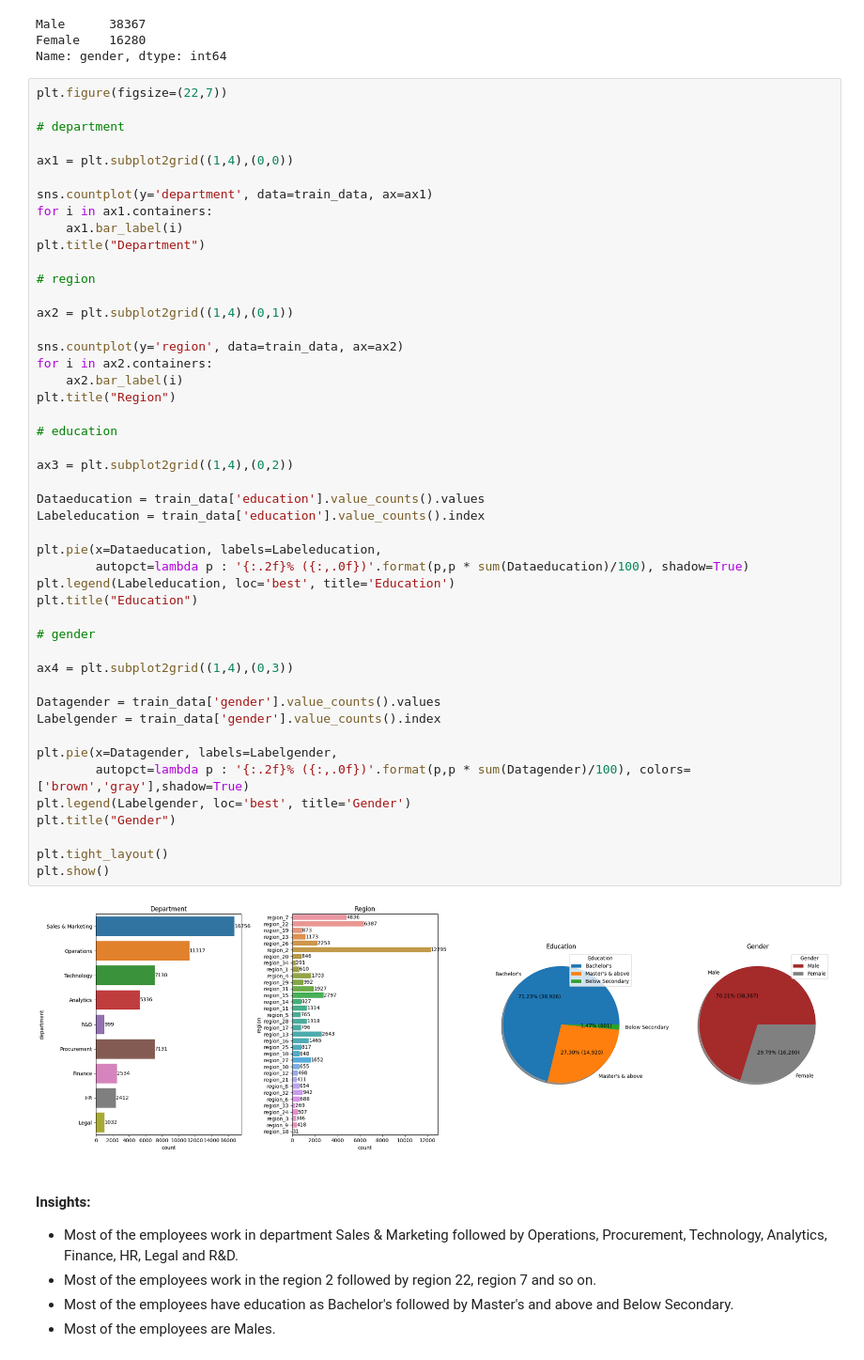
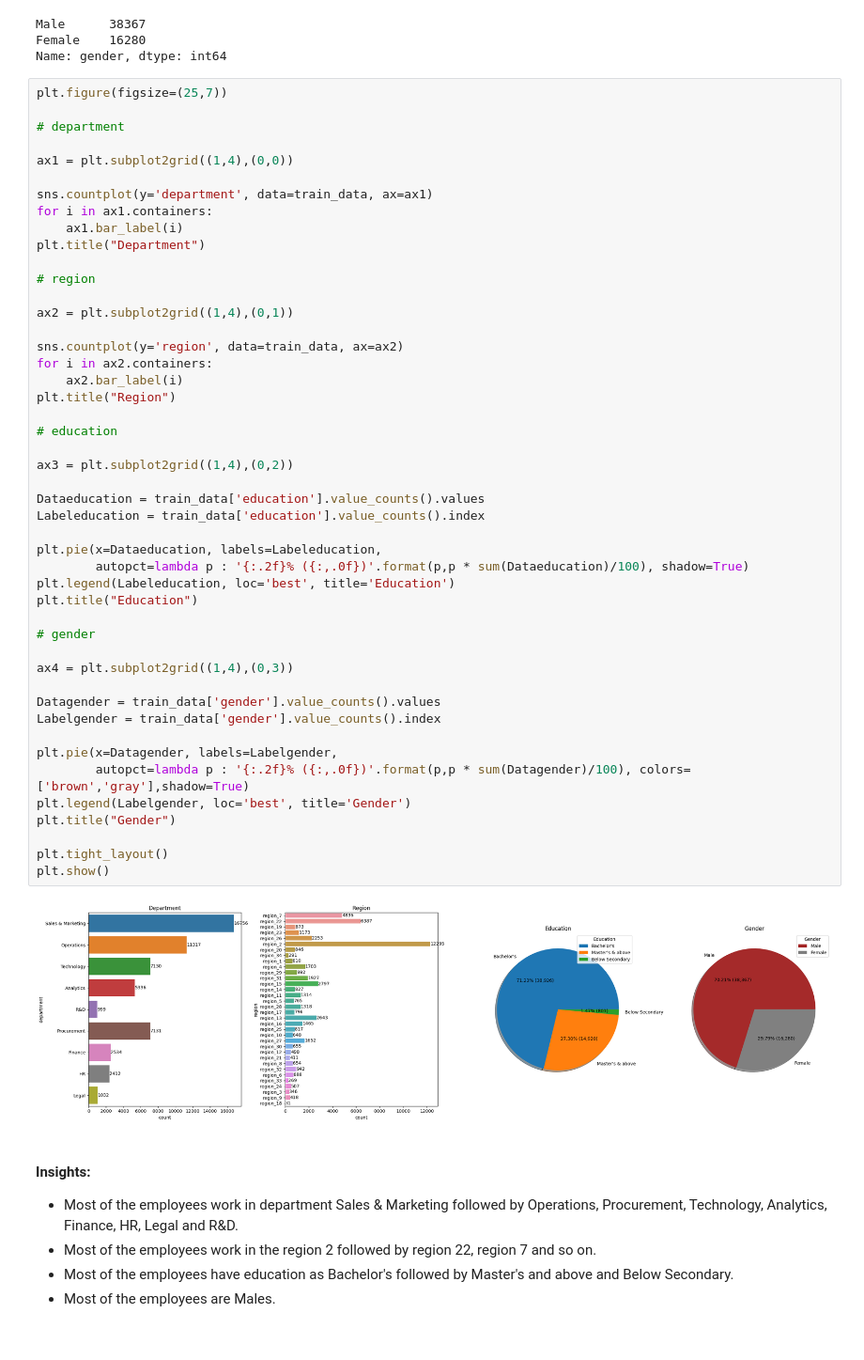
Before and after one commit to Akshay-Paunikar/HR_Analytics, a Jupyter notebook: notebook/hr_analytics_EDA.ipynb, the cells around one changed output. Shown at 94% size. Saved outputs shown, nothing was run; the diff lists cells and outputs as text.

```diff
--- a/notebook/hr_analytics_EDA.ipynb
+++ b/notebook/hr_analytics_EDA.ipynb
@@ -389,7 +388,7 @@ Male      38367
 Female    16280
 Name: gender, dtype: int64
 # %%
-plt.figure(figsize=(22,7))
+plt.figure(figsize=(25,7))
 
 # department
 
@@ -409,34 +408,34 @@ for i in ax2.containers:
     ax2.bar_label(i)
 plt.title("Region")
 
 # education
 
 ax3 = plt.subplot2grid((1,4),(0,2))
 
 Dataeducation = train_data['education'].value_counts().values
 Labeleducation = train_data['education'].value_counts().index
 
 plt.pie(x=Dataeducation, labels=Labeleducation,
         autopct=lambda p : '{:.2f}% ({:,.0f})'.format(p,p * sum(Dataeducation)/100), shadow=True)
 plt.legend(Labeleducation, loc='best', title='Education')
 plt.title("Education")
 
 # gender
 
 ax4 = plt.subplot2grid((1,4),(0,3))
 
 Datagender = train_data['gender'].value_counts().values
 Labelgender = train_data['gender'].value_counts().index
 
 plt.pie(x=Datagender, labels=Labelgender,
         autopct=lambda p : '{:.2f}% ({:,.0f})'.format(p,p * sum(Datagender)/100), colors=['brown','gray'],shadow=True)
 plt.legend(Labelgender, loc='best', title='Gender')
 plt.title("Gender")
 
 plt.tight_layout()
 plt.show()
 # %% [output]
-[figure, old version]
+[figure, new version]
 # %% [markdown]
 #### Insights:
  - Most of the employees work in department Sales & Marketing followed by Operations, Procurement, Technology, Analytics, Finance, HR, Legal and R&D.
```
Also changed, not shown: parts of 5 cells of this notebook.
